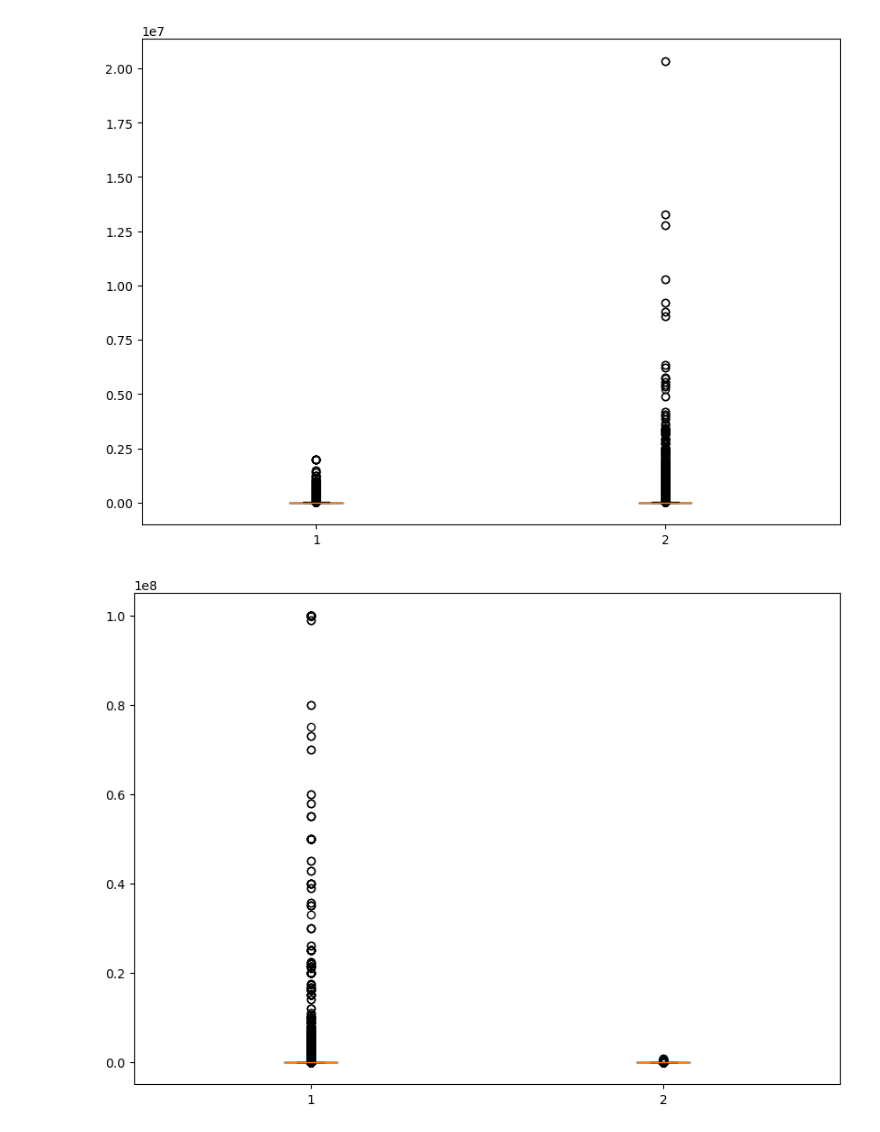
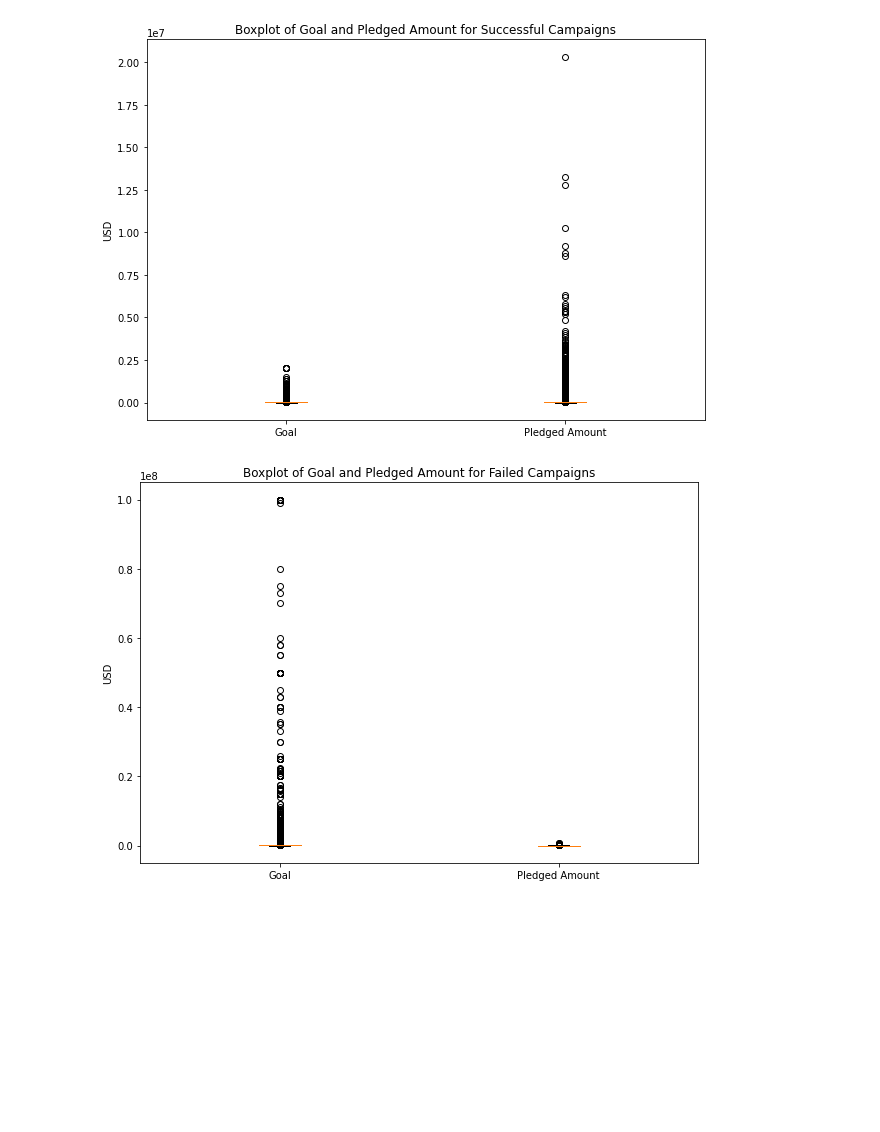
Before and after one commit to Iten-No-404/KickStarter-Success-Prediction, a Jupyter notebook: EDA.ipynb, the cells around one changed output. Cells and saved outputs as stored; diff of their text form; code cells hidden in the pictures; blank space fills up the shorter version.

```diff
--- a/EDA.ipynb
+++ b/EDA.ipynb
@@ -15,7 +15,7 @@ import numpy as np
 from pyspark import SparkConf
 import seaborn as sns
 # %%
-new_df=pd.read_csv('D:/Fourth_Year/Second_Term/BD/KickStarter-Success-Prediction/output.csv')
+new_df=pd.read_csv('data/output.csv')
 # %%
 states=new_df["state"].value_counts() / len(new_df["state"])
 # %%
@@ -161,17 +160,23 @@ fig = plt.figure(figsize =(10, 7))
 data_values =new_df.loc[(new_df.state == 'successful')]
 data = [data_values['goal'], data_values['usd pledged']]
 plt.boxplot(data)
+plt.title('Boxplot of Goal and Pledged Amount for Successful Campaigns')
+plt.xticks([1, 2], ['Goal', 'Pledged Amount'])
+plt.ylabel('USD')
 plt.show()
 # %% [output]
-[figure, old version]
+[figure, new version]
 # %%
 fig = plt.figure(figsize =(10, 7))
 data_values =new_df.loc[(new_df.state == 'failed')]
 data = [data_values['goal'], data_values['usd pledged']]
 plt.boxplot(data)
+plt.title('Boxplot of Goal and Pledged Amount for Failed Campaigns')
+plt.xticks([1, 2], ['Goal', 'Pledged Amount'])
+plt.ylabel('USD')
 plt.show()
 # %% [output]
-[figure, old version]
+[figure, new version]
 # %%
 values = new_df.loc[new_df.state=='failed','country'].value_counts()
 x = values.index.tolist()
```
Also changed, not shown: parts of 29 cells of this notebook, 5 other files.
